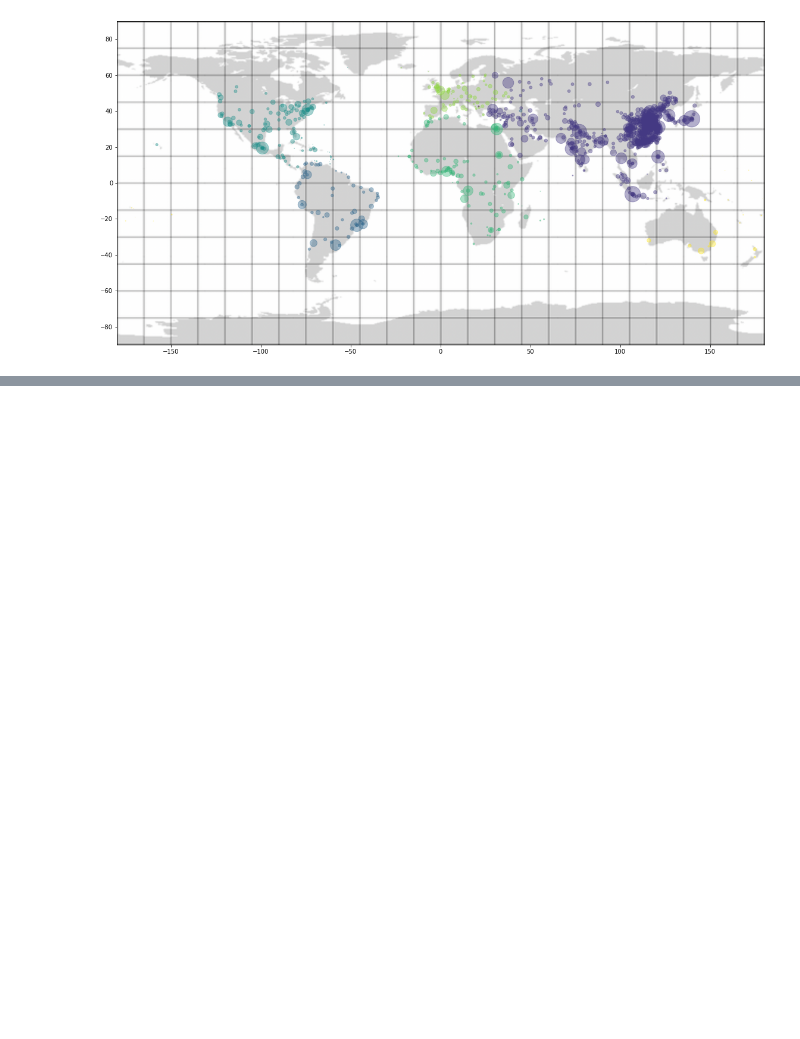
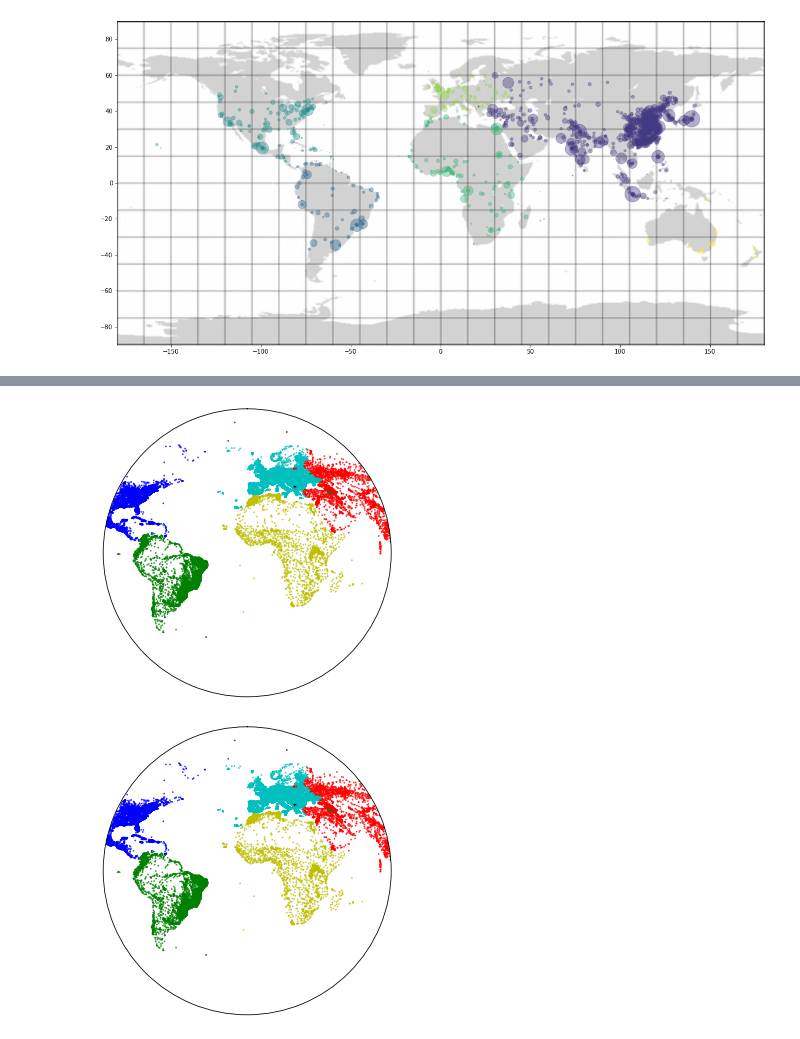
Before and after one commit to Aidan23Smith/Seeing-a-Connected-World, a Jupyter notebook: Seeing a Connected World.ipynb, the cells around one changed output, grey strips where cells are left out. Saved outputs shown, nothing was run; the diff lists cells and outputs as text; code cells hidden in the pictures; blank space fills up the shorter version.

```diff
--- a/Seeing a Connected World.ipynb
+++ b/Seeing a Connected World.ipynb
@@ -730,0 +746,41 @@ Which city would you like to check? cape town
+# %%
+from matplotlib import animation
+
+reduced = everything2
+lats = np.array(reduced.get('lat'))
+longs = np.array(reduced.get('lng'))
+
+fig = plt.figure()
+fig.subplots_adjust(left=0, right=1, bottom=0, top=1)
+ax1 = fig.add_subplot(111, aspect='equal', autoscale_on=False, projection='polar')
+
+colour = pd.factorize(reduced['Continent_Name'])[0]
+pallet = np.array(['r', 'g', 'b', 'y', 'c', 'm', 'k'])
+
+
+def animate(i):
+    global lats
+    global longs
+    global reduced
+    ax1.cla()
+    thet = theta(0, (i*10+180)%360-180, lats, longs)
+    distance = coord2dist(0, (i*10+180)%360-180, lats, longs)
+
+    which = []
+    for i in range(len(distance)):
+        if distance[i]<10000:
+            which.append(i)
+    ax1.scatter(thet[which], distance[which], cmap='hsv', alpha=0.75, c=pallet[colour[which]], s=0.5)
+    ax1.set_theta_zero_location("N")
+    ax1.set_ylim(0,10000)
+    ax1.axes.xaxis.set_visible(False)
+    ax1.axes.yaxis.set_visible(False)
+
+
+for i in range(36):
+    animate(i)
+    clear_output(wait=True)
+    display(fig)
+# %% [output]
+[figure, added]
+[figure, added]
```
Also changed, not shown: parts of 6 cells of this notebook.
